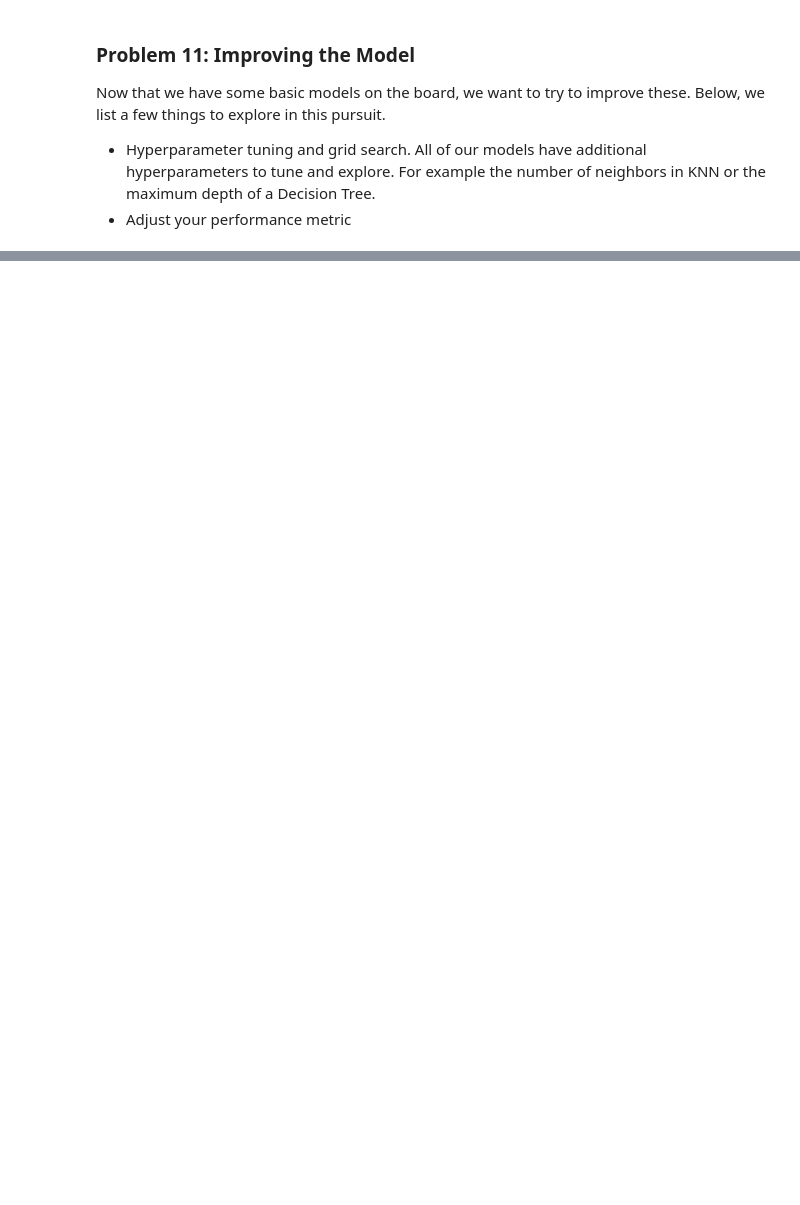
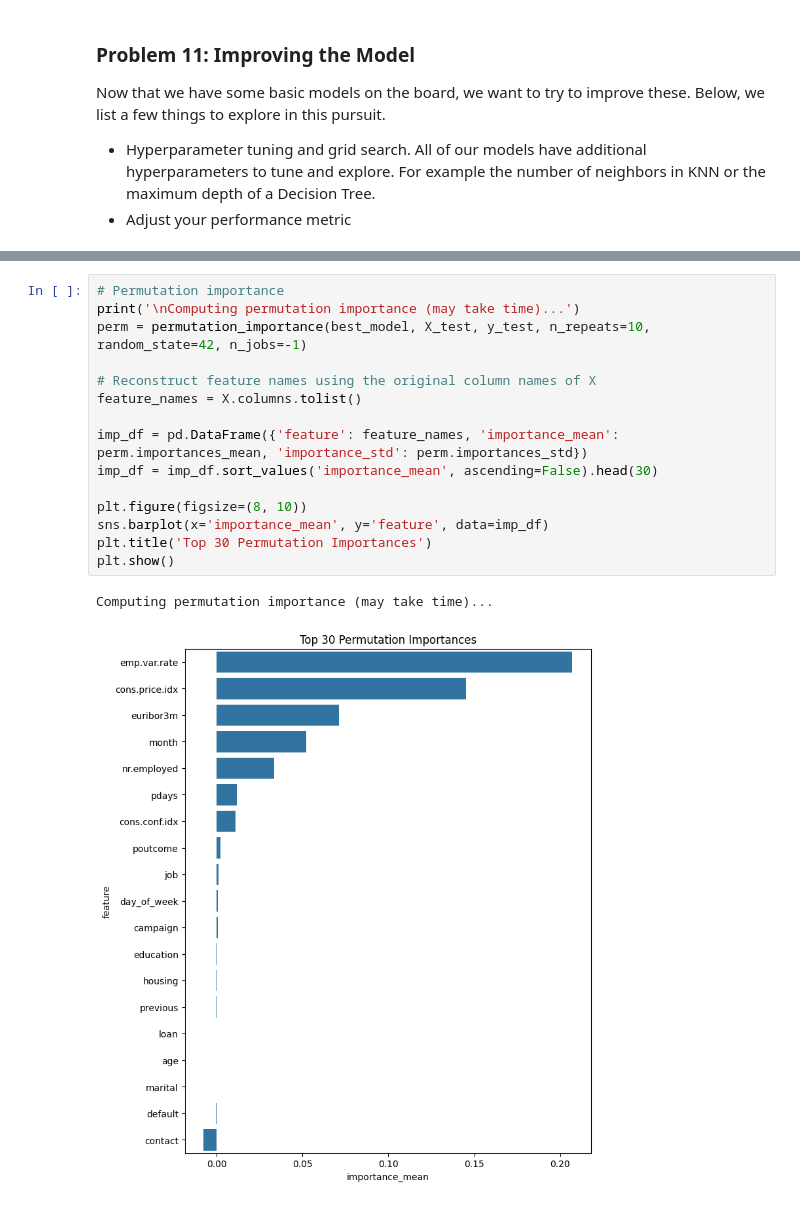
Before and after one commit to revathys/Bank-Marketing, a Jupyter notebook: prompt_III.ipynb, the cells around one changed output, grey strips where cells are left out. Cells and saved outputs as stored; diff of their text form; blank space fills up the shorter version.

```diff
--- a/prompt_III.ipynb
+++ b/prompt_III.ipynb
@@ -624,0 +555,18 @@ print(results_df)
+# %%
+# Permutation importance
+print('\nComputing permutation importance (may take time)...')
+perm = permutation_importance(best_model, X_test, y_test, n_repeats=10, random_state=42, n_jobs=-1)
+
+# Reconstruct feature names using the original column names of X
+feature_names = X.columns.tolist()
+
+imp_df = pd.DataFrame({'feature': feature_names, 'importance_mean': perm.importances_mean, 'importance_std': perm.importances_std})
+imp_df = imp_df.sort_values('importance_mean', ascending=False).head(30)
+
+plt.figure(figsize=(8, 10))
+sns.barplot(x='importance_mean', y='feature', data=imp_df)
+plt.title('Top 30 Permutation Importances')
+plt.show()
+# %% [output]
+Computing permutation importance (may take time)...
+[figure, added]
```
Also changed, not shown: parts of 21 cells of this notebook.
